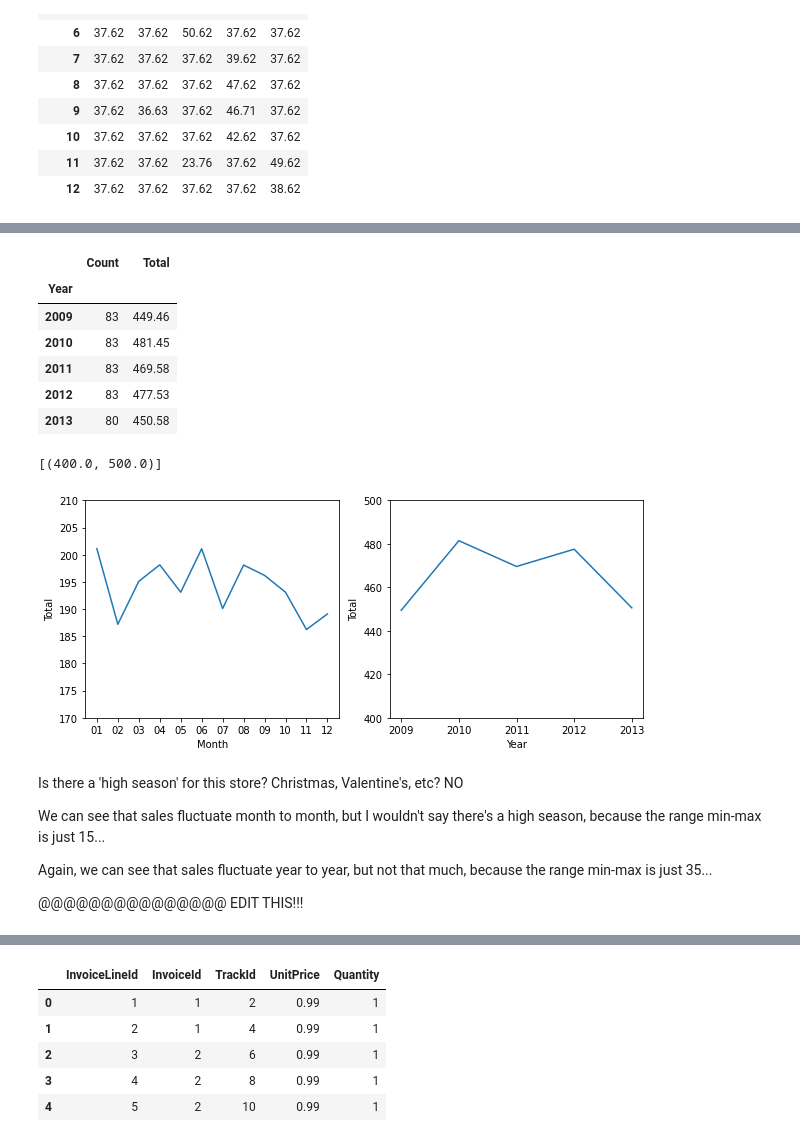
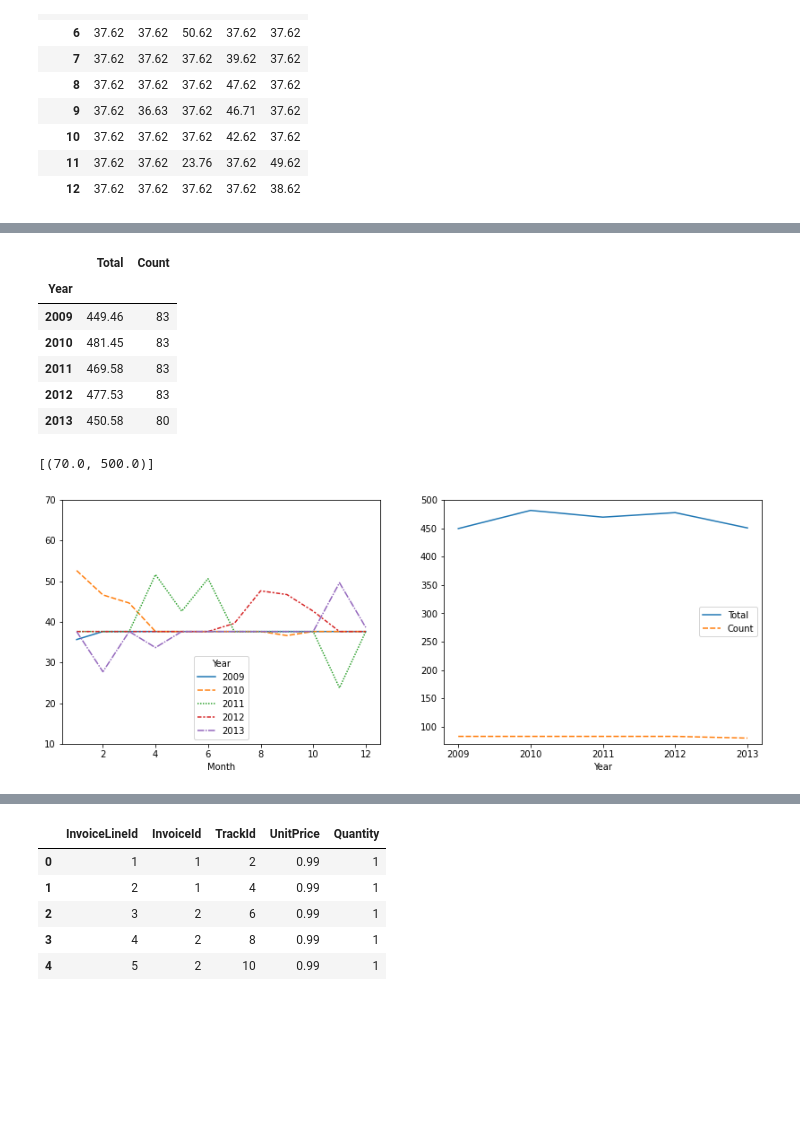
Before and after one commit to alinasansevich/chinook_SQLite_db_analysis, a Jupyter notebook: Chinook_SQLite_database_analysis.ipynb, the cells around one changed output, grey strips where cells are left out. Cells and saved outputs as stored; diff of their text form; code cells hidden in the pictures; blank space fills up the shorter version.

```diff
--- a/Chinook_SQLite_database_analysis.ipynb
+++ b/Chinook_SQLite_database_analysis.ipynb
@@ -177,5 +148,5 @@ total_per_month_2013  # NOT WORKING!!!!!!!!!!!!!
 # %%
-### plot sales per year
+### get sales per year
 # how many invoices per year are there in the db?
 query = ("""
 SELECT strftime('%Y', InvoiceDate) AS Year, COUNT(strftime('%Y', InvoiceDate)) as Count
@@ -192,34 +163,30 @@ GROUP BY strftime('%Y', InvoiceDate)
 transactions_per_year = pd.read_sql(query, conn)
 total_per_year = pd.read_sql(query2, conn)
 
-total_y_sales = sales_per_year.merge(total_per_year, how='left', on='Year')
-total_y_sales.set_index('Year', inplace=True)
-total_y_sales # THIS IS TOO LOW! CHECK!!!
+total_per_year = total_per_year.merge(transactions_per_year, how='inner', on='Year')
+total_per_year.set_index('Year', inplace=True)
+total_per_year
 # %% [output]
-|  | Count | Total |
+|  | Total | Count |
 | Year |  |  |
-| 2009 | 83 | 449.46 |
-| 2010 | 83 | 481.45 |
-| 2011 | 83 | 469.58 |
-| 2012 | 83 | 477.53 |
-| 2013 | 80 | 450.58 |
+| 2009 | 449.46 | 83 |
+| 2010 | 481.45 | 83 |
+| 2011 | 469.58 | 83 |
+| 2012 | 477.53 | 83 |
+| 2013 | 450.58 | 80 |
 # %%
+### plot sales per month and year
+
 fig, axs = plt.subplots(ncols=2)
 # fig = plt.gcf()
-fig.set_size_inches(10, 4) # change plot size
+fig.set_size_inches(14, 5) # change plot size
 
-ax1 = sns.lineplot(data=total_m_sales, x='Month', y='Total', ax=axs[0])
-ax1.set(ylim=(170, 210))
-ax2 = sns.lineplot(data=total_y_sales, x='Year', y='Total', ax=axs[1])
-ax2.set(ylim=(400, 500))
+ax1 = sns.lineplot(data=total_sales_table, ax=axs[0])
+ax1.set(ylim=(10, 70))
+# ax.set_xticks(range(len(total_sales_table)))
+# ax.set_xticklabels([x for x in range(1,13)])   # WHY ARE THE TICKS DISPLAYED LIKE THIS? @@@@@@@@@@@@@
+ax2 = sns.lineplot(data=total_per_year, ax=axs[1])
+ax2.set(ylim=(70, 500))
 # %% [output]
-[(400.0, 500.0)]
+[(70.0, 500.0)]
-[figure, old version]
+[figure, new version]
-# %% [markdown]
-Is there a 'high season' for this store? Christmas, Valentine's, etc? NO
-
-We can see that sales fluctuate month to month, but I wouldn't say there's a high season, because the range min-max is just 15...
-
-Again, we can see that sales fluctuate year to year, but not that much, because the range min-max is just 35...
-
-@@@@@@@@@@@@@@@ EDIT THIS!!!
```
Also changed, not shown: parts of 26 cells of this notebook.
